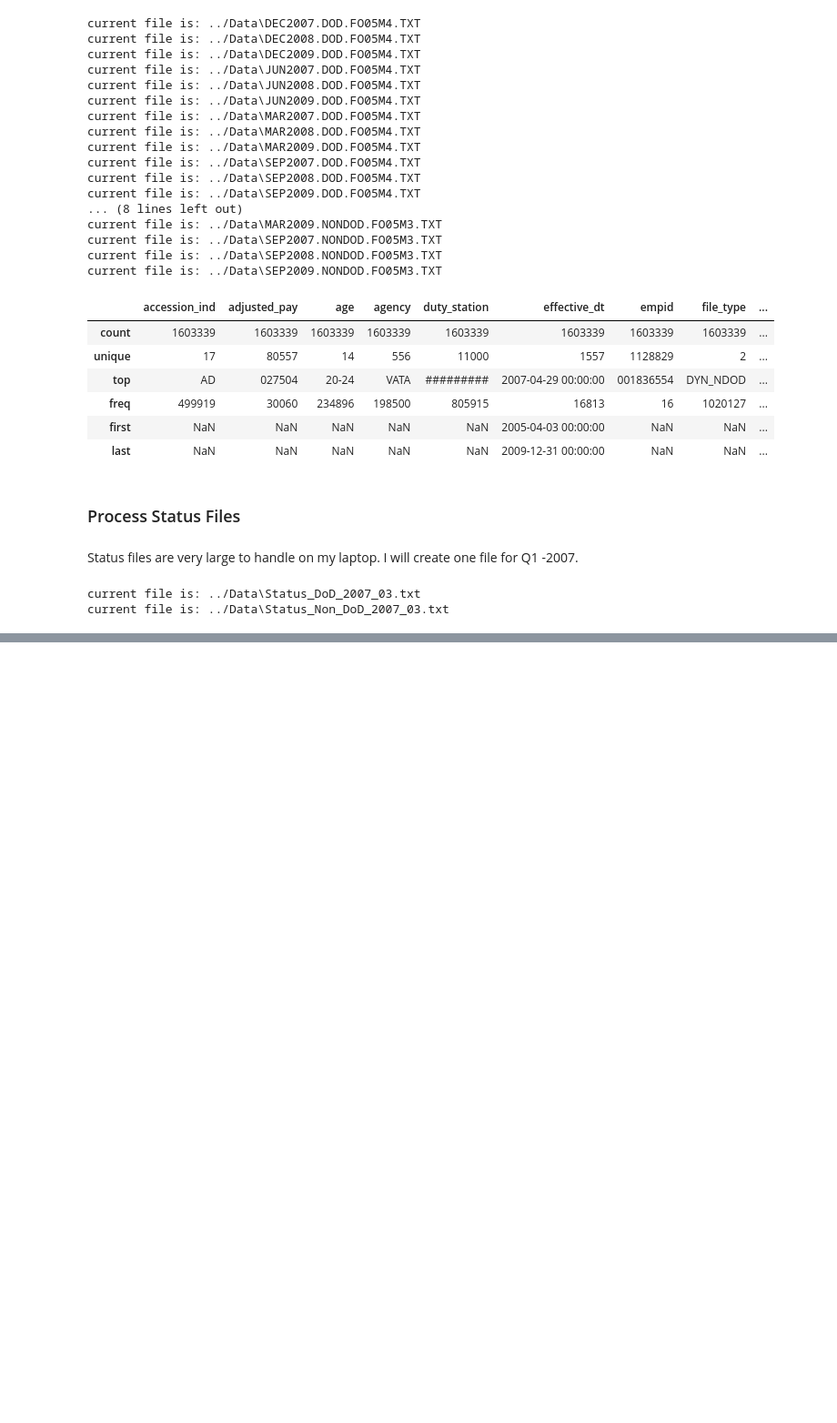
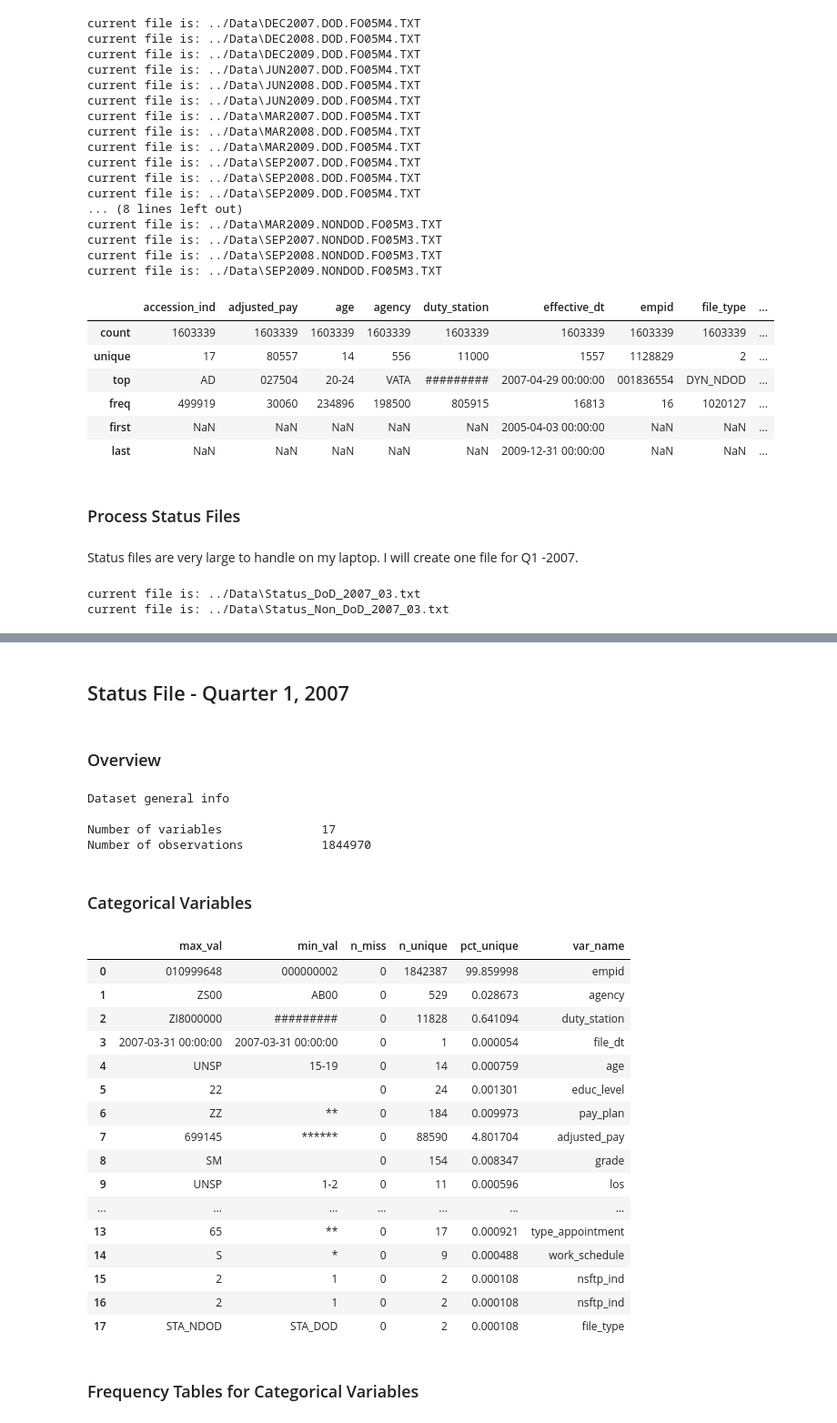
Before and after one commit to drodenbe-sentier/Capstone, a Jupyter notebook: Exploratory-Data-Analysis/Exploratory Analysis 2007 - 2009.ipynb, the cells around one changed output, grey strips where cells are left out. Shown: that part at 91% size. Saved outputs shown, nothing was run; the diff lists cells and outputs as text; code cells hidden in the pictures; blank space fills up the shorter version.

Commit message:
Finished Descriptive Stats for Dyn and Status Files
Finished Descriptive Stats for Dyn and Status Files

```diff
--- a/Exploratory-Data-Analysis/Exploratory Analysis 2007 - 2009.ipynb
+++ b/Exploratory-Data-Analysis/Exploratory Analysis 2007 - 2009.ipynb
@@ -225,0 +357,66 @@ dfstat_2007_03.to_csv('../Output-data/stat_2007_03.csv')
+# %%
+var_name=[]
+n_unique=[]
+pct_unique=[]
+n_miss=[]
+prnt_tbl_cnts=[]
+max_val=[]
+min_val=[]
+
+create_stats_categorical(dfstat_2007_03,'empid')
+create_stats_categorical(dfstat_2007_03,'agency')
+create_stats_categorical(dfstat_2007_03,'duty_station')
+create_stats_categorical(dfstat_2007_03,'file_dt')
+create_stats_categorical(dfstat_2007_03,'age')
+create_stats_categorical(dfstat_2007_03,'educ_level')
+create_stats_categorical(dfstat_2007_03,'pay_plan')
+create_stats_categorical(dfstat_2007_03,'adjusted_pay')
+create_stats_categorical(dfstat_2007_03,'grade')
+create_stats_categorical(dfstat_2007_03,'los')
+create_stats_categorical(dfstat_2007_03,'occupation')
+create_stats_categorical(dfstat_2007_03,'occupation_cat')
+create_stats_categorical(dfstat_2007_03,'superv_status')
+create_stats_categorical(dfstat_2007_03,'type_appointment')
+create_stats_categorical(dfstat_2007_03,'work_schedule')
+create_stats_categorical(dfstat_2007_03,'nsftp_ind')
+create_stats_categorical(dfstat_2007_03,'nsftp_ind')
+create_stats_categorical(dfstat_2007_03,'file_type')
+
+
+df_stats_categorical = pd.DataFrame({'var_name': var_name,  'n_unique': n_unique, 'pct_unique': pct_unique,
+                         'n_miss': n_miss, 'max_val': max_val, 'min_val': min_val})
+# %% [markdown]
+## Status File - Quarter 1, 2007
+# %% [markdown]
+### Overview
+# %%
+print_overview(dfstat_2007_03)
+# %% [output]
+Dataset general info
+
+Number of variables              17
+Number of observations           1844970
+# %% [markdown]
+### Categorical Variables
+# %%
+df_stats_categorical
+# %% [output]
+|  | max_val | min_val | n_miss | n_unique | pct_unique | var_name |
+| 0 | 010999648 | 000000002 | 0 | 1842387 | 99.859998 | empid |
+| 1 | ZS00 | AB00 | 0 | 529 | 0.028673 | agency |
+| 2 | ZI8000000 | ######### | 0 | 11828 | 0.641094 | duty_station |
+| 3 | 2007-03-31 00:00:00 | 2007-03-31 00:00:00 | 0 | 1 | 0.000054 | file_dt |
+| 4 | UNSP | 15-19 | 0 | 14 | 0.000759 | age |
+| 5 | 22 |  | 0 | 24 | 0.001301 | educ_level |
+| 6 | ZZ | ** | 0 | 184 | 0.009973 | pay_plan |
+| 7 | 699145 | ****** | 0 | 88590 | 4.801704 | adjusted_pay |
+| 8 | SM |  | 0 | 154 | 0.008347 | grade |
+| 9 | UNSP | 1-2 | 0 | 11 | 0.000596 | los |
+| ... | ... | ... | ... | ... | ... | ... |
+| 13 | 65 | ** | 0 | 17 | 0.000921 | type_appointment |
+| 14 | S | * | 0 | 9 | 0.000488 | work_schedule |
+| 15 | 2 | 1 | 0 | 2 | 0.000108 | nsftp_ind |
+| 16 | 2 | 1 | 0 | 2 | 0.000108 | nsftp_ind |
+| 17 | STA_NDOD | STA_DOD | 0 | 2 | 0.000108 | file_type |
+# %% [markdown]
+### Frequency Tables for Categorical Variables
```
Also changed, not shown: parts of 30 cells of this notebook.
